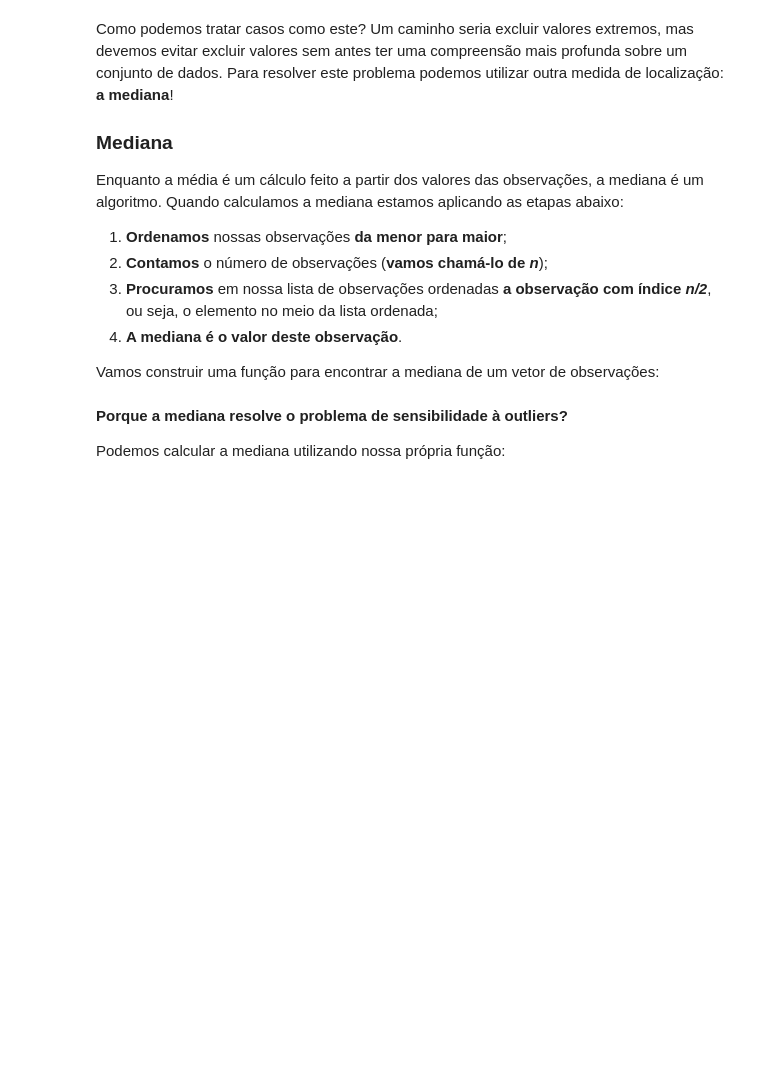
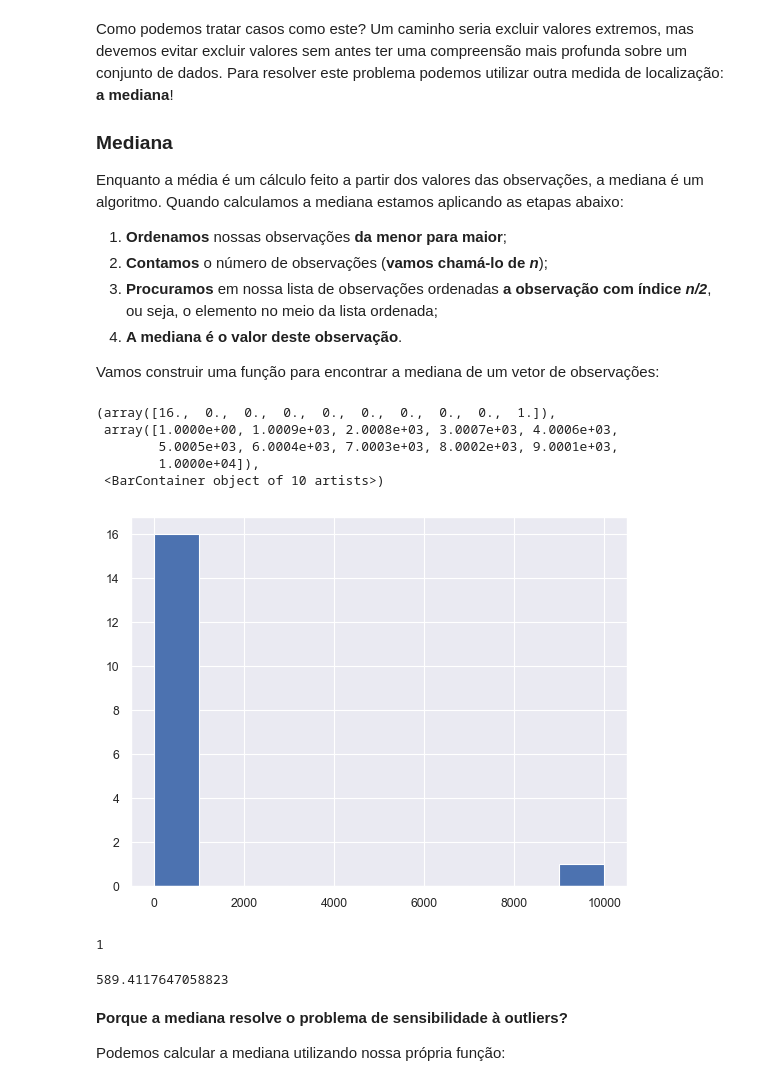
Before and after one commit to sadguilherme/99_PT_JAN2023, a Jupyter notebook: aulas/20230328 Estatísticas Descritivas.ipynb, the cells around one changed output. Saved outputs shown, nothing was run; the diff lists cells and outputs as text; code cells hidden in the pictures; blank space fills up the shorter version.

```diff
--- a/aulas/20230328 Estatísticas Descritivas.ipynb
+++ b/aulas/20230328 Estatísticas Descritivas.ipynb
@@ -158,8 +233,29 @@ def minha_mediana(vetor):
     # PROCURAMOS
     mediana = vetor_ordenado[posicao_meio]
     return mediana
+# %%
+a = [1, 1, 1, 2,
+     1, 1, 1, 2,
+     1, 1, 1, 2,
+     1, 1, 1, 2,
+     10000]
+# %%
+plt.hist(a)
+# %% [output]
+(array([16.,  0.,  0.,  0.,  0.,  0.,  0.,  0.,  0.,  1.]),
+ array([1.0000e+00, 1.0009e+03, 2.0008e+03, 3.0007e+03, 4.0006e+03,
+        5.0005e+03, 6.0004e+03, 7.0003e+03, 8.0002e+03, 9.0001e+03,
+        1.0000e+04]),
+ <BarContainer object of 10 artists>)
+[figure, added]
 # %%
 minha_mediana(a)
+# %% [output]
+1
+# %%
+meu_mu(a)
+# %% [output]
+589.4117647058823
 # %% [markdown]
 **Porque a mediana resolve o problema de sensibilidade à outliers?**
 
```
Also changed, not shown: parts of 75 cells of this notebook, 2 other files.
